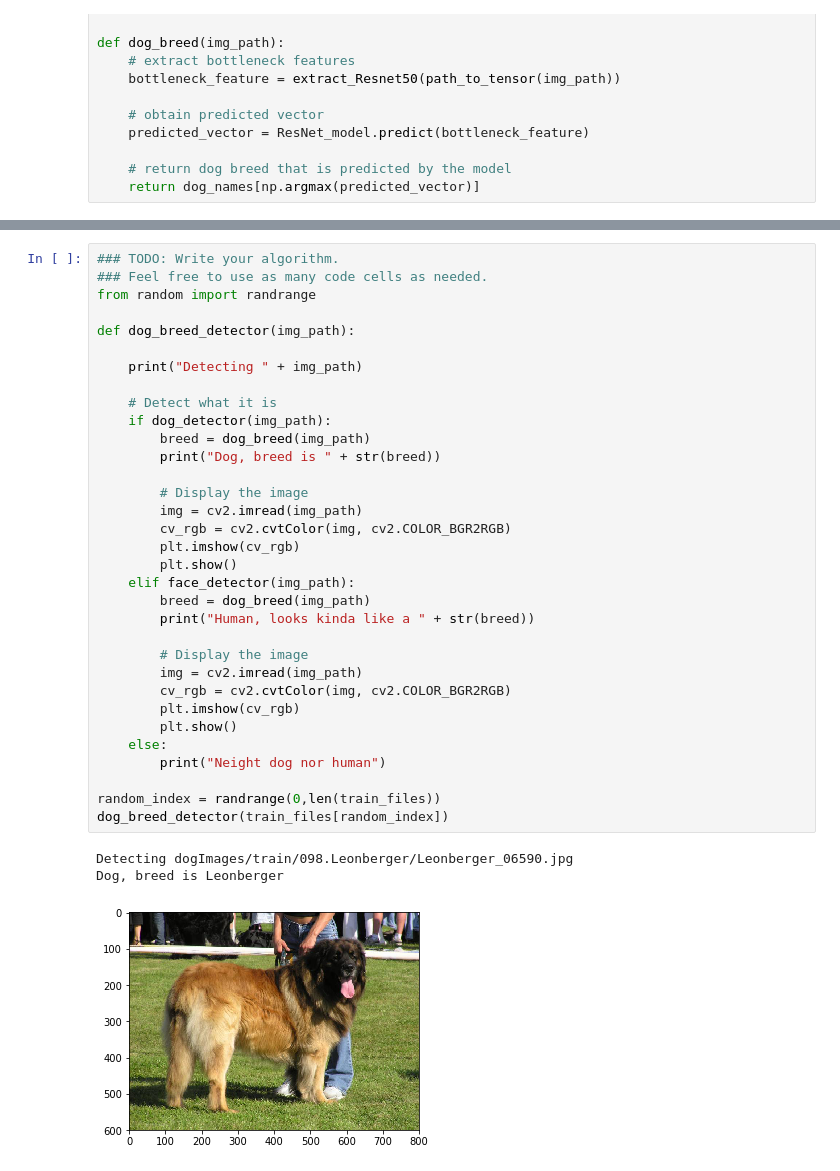
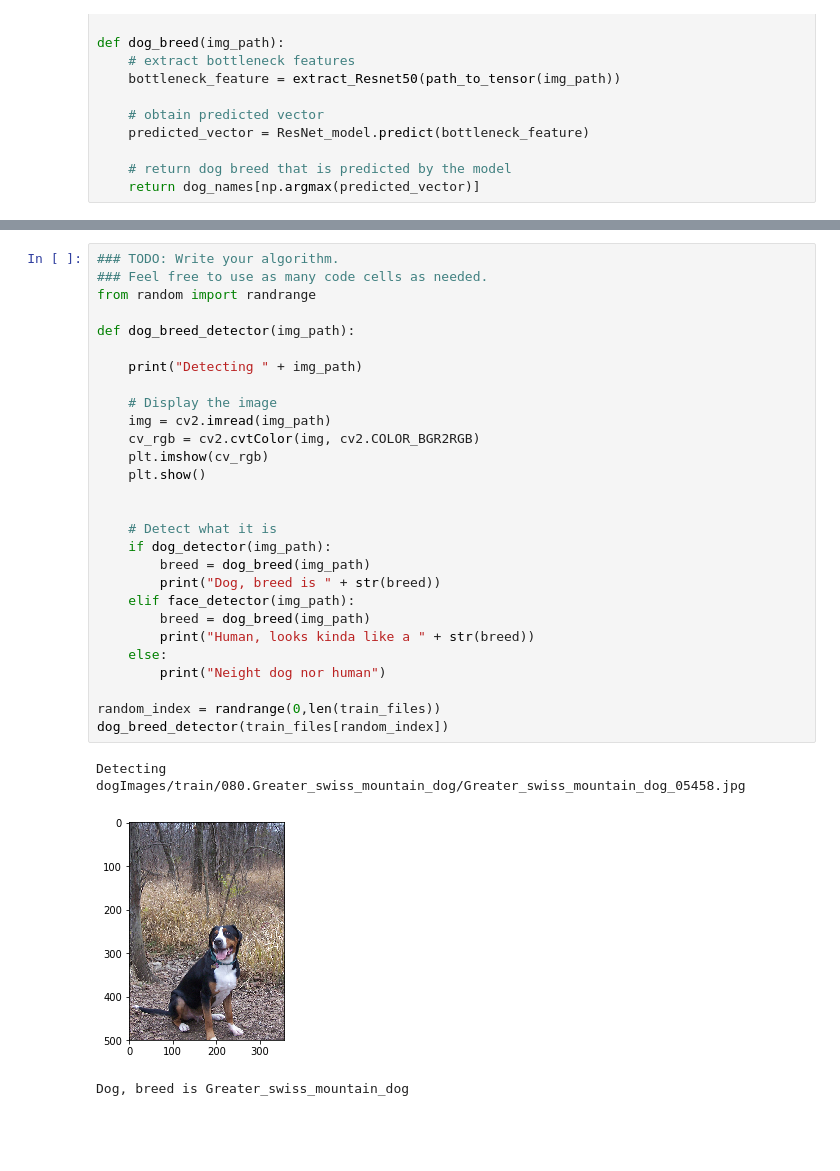
Before and after one commit to giliomeejg/dog-project, a Jupyter notebook: dog-project/dog_app.ipynb, the cells around one changed output, grey strips where cells are left out. Drawn from its saved outputs; the diff is of its cells as text; blank space fills up the shorter version.

```diff
--- a/dog-project/dog_app.ipynb
+++ b/dog-project/dog_app.ipynb
@@ -750,40 +715,35 @@ Some sample output for our algorithm is provided below, but feel free to design
 # %%
 ### TODO: Write your algorithm.
 ### Feel free to use as many code cells as needed.
 from random import randrange
 
 def dog_breed_detector(img_path):
 
     print("Detecting " + img_path)
 
+    # Display the image
+    img = cv2.imread(img_path)
+    cv_rgb = cv2.cvtColor(img, cv2.COLOR_BGR2RGB)
+    plt.imshow(cv_rgb)
+    plt.show()
+
+
     # Detect what it is
     if dog_detector(img_path):
         breed = dog_breed(img_path)
         print("Dog, breed is " + str(breed))
-
-        # Display the image
-        img = cv2.imread(img_path)
-        cv_rgb = cv2.cvtColor(img, cv2.COLOR_BGR2RGB)
-        plt.imshow(cv_rgb)
-        plt.show()
     elif face_detector(img_path):
         breed = dog_breed(img_path)
         print("Human, looks kinda like a " + str(breed))
-
-        # Display the image
-        img = cv2.imread(img_path)
-        cv_rgb = cv2.cvtColor(img, cv2.COLOR_BGR2RGB)
-        plt.imshow(cv_rgb)
-        plt.show()
     else:
         print("Neight dog nor human")
 
 random_index = randrange(0,len(train_files))
 dog_breed_detector(train_files[random_index])
 # %% [output]
-Detecting dogImages/train/098.Leonberger/Leonberger_06590.jpg
-Dog, breed is Leonberger
+Detecting dogImages/train/080.Greater_swiss_mountain_dog/Greater_swiss_mountain_dog_05458.jpg
-[figure, old version]
+[figure, new version]
+Dog, breed is Greater_swiss_mountain_dog
 # %% [markdown]
 ---
 <a id='step7'></a>
```
Also changed, not shown: parts of 11 cells of this notebook, 3 other files.
